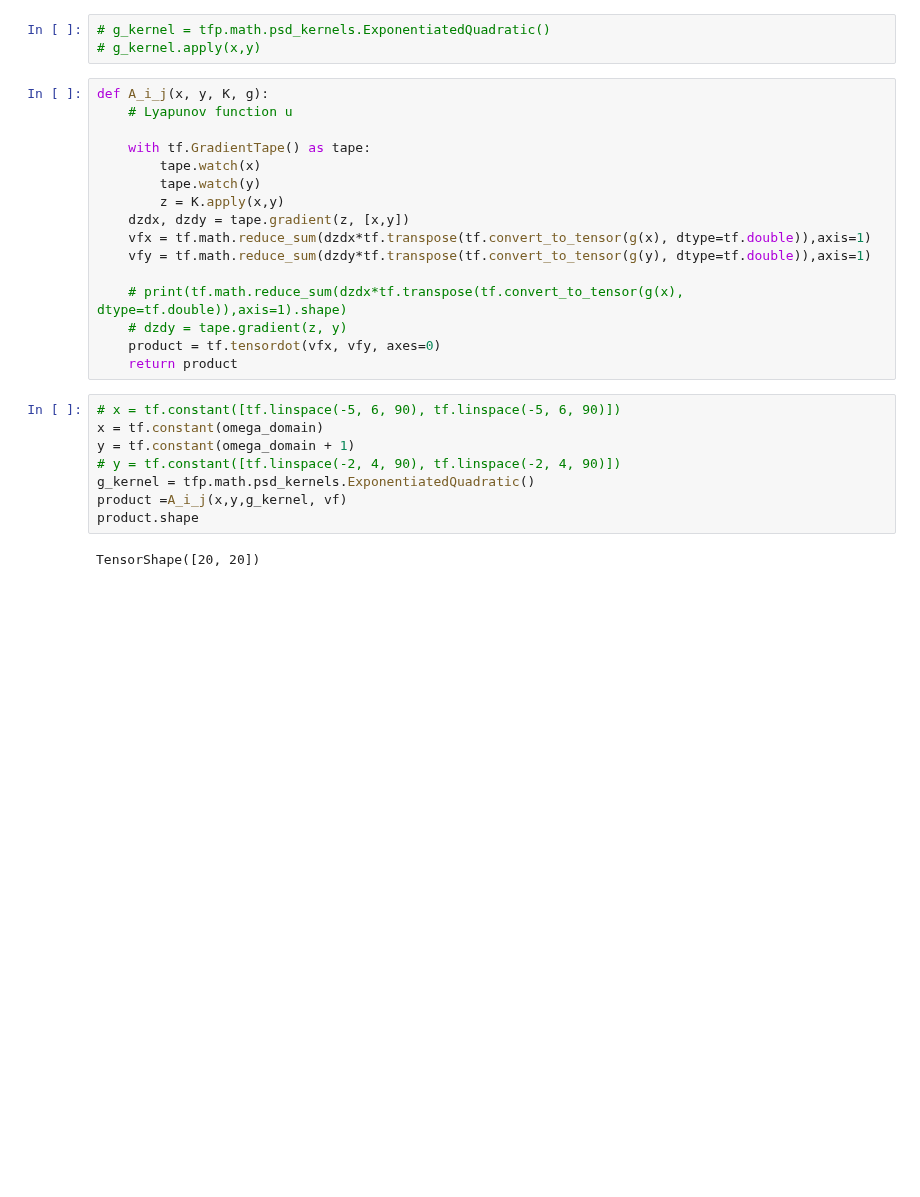
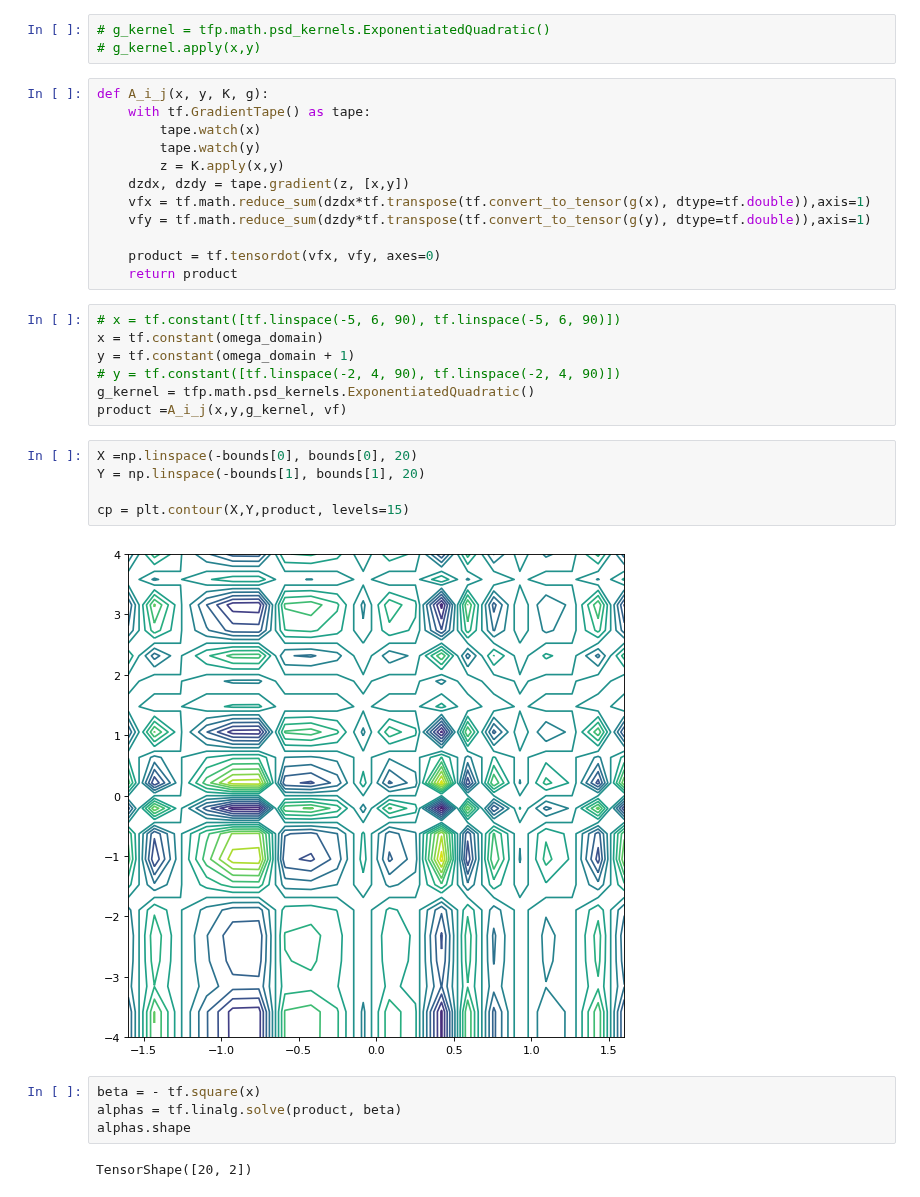
Before and after one commit to kyrxanthos/NN_dynamical_systems, a Jupyter notebook: Kernel_Lya.ipynb, the cells around one changed output. Drawn from its saved outputs; the diff is of its cells as text; blank space fills up the shorter version.

```diff
--- a/Kernel_Lya.ipynb
+++ b/Kernel_Lya.ipynb
@@ -104,8 +107,6 @@ tr = my_data.shuffle_and_batch_dataset(tr, batch_n, buff)
 # g_kernel.apply(x,y)
 # %%
 def A_i_j(x, y, K, g):
-    # Lyapunov function u
-
     with tf.GradientTape() as tape:
         tape.watch(x)
         tape.watch(y)
@@ -114,8 +115,6 @@ def A_i_j(x, y, K, g):
     vfx = tf.math.reduce_sum(dzdx*tf.transpose(tf.convert_to_tensor(g(x), dtype=tf.double)),axis=1)
     vfy = tf.math.reduce_sum(dzdy*tf.transpose(tf.convert_to_tensor(g(y), dtype=tf.double)),axis=1)
 
-    # print(tf.math.reduce_sum(dzdx*tf.transpose(tf.convert_to_tensor(g(x), dtype=tf.double)),axis=1).shape)
-    # dzdy = tape.gradient(z, y)
     product = tf.tensordot(vfx, vfy, axes=0)
     return product
 # %%
@@ -125,6 +124,16 @@ y = tf.constant(omega_domain + 1)
 # y = tf.constant([tf.linspace(-2, 4, 90), tf.linspace(-2, 4, 90)])
 g_kernel = tfp.math.psd_kernels.ExponentiatedQuadratic()
 product =A_i_j(x,y,g_kernel, vf)
-product.shape
-# %% [output]
-TensorShape([20, 20])
+# %%
+X =np.linspace(-bounds[0], bounds[0], 20)
+Y = np.linspace(-bounds[1], bounds[1], 20)
+
+cp = plt.contour(X,Y,product, levels=15)
+# %% [output]
+[figure, added]
+# %%
+beta = - tf.square(x)
+alphas = tf.linalg.solve(product, beta)
+alphas.shape
+# %% [output]
+TensorShape([20, 2])
```
Also changed, not shown: parts of 1 cell of this notebook, 1 other file.
